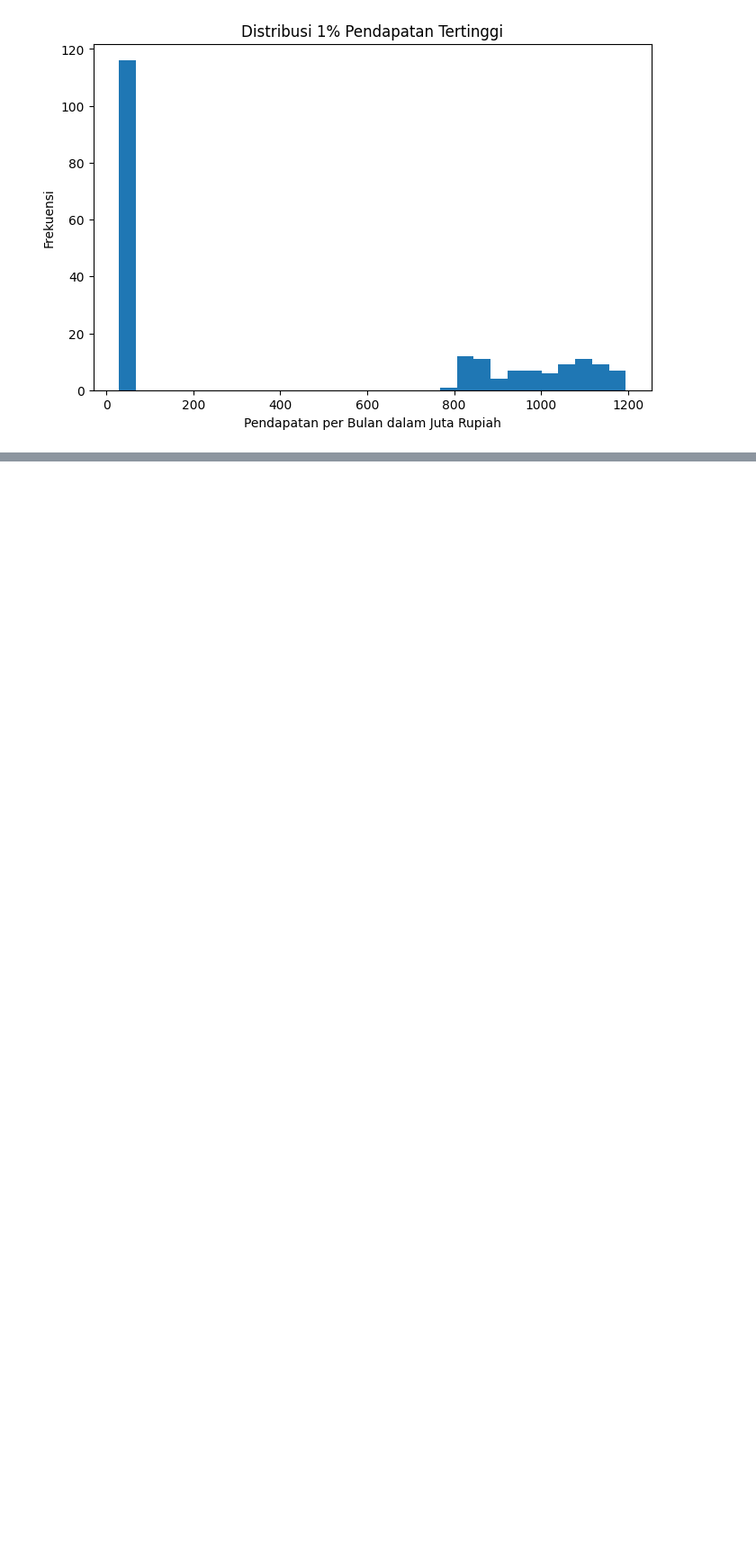
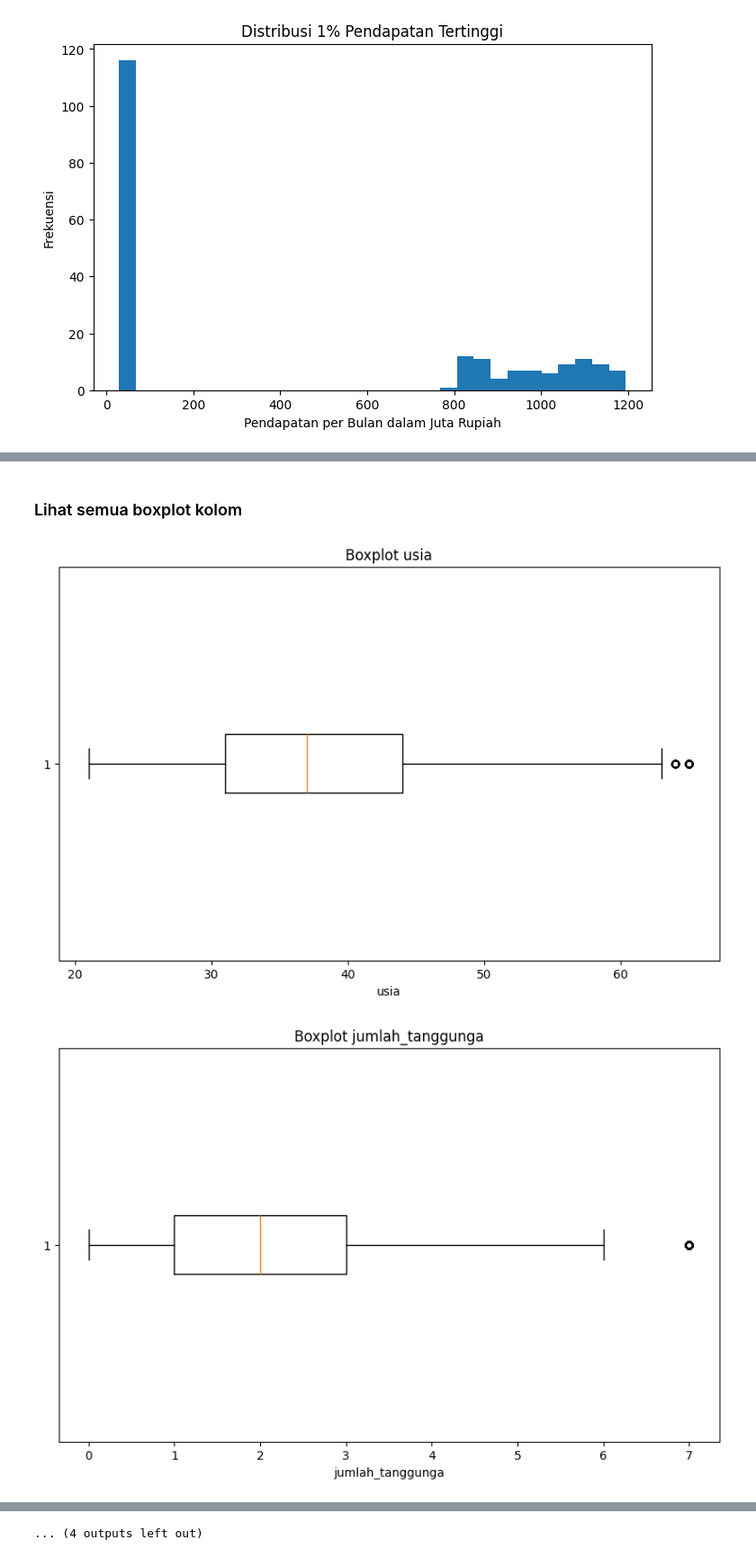
Before and after one commit to andikadibyaa/bflp-python, a Jupyter notebook: Sesi 2 - 10 JUN - Sesi EDA.ipynb, the cells around one changed output, grey strips where cells are left out. Shown at 90% size. Cells and saved outputs as stored; diff of their text form; code cells hidden in the pictures; blank space fills up the shorter version.

```diff
--- a/Sesi 2 - 10 JUN - Sesi EDA.ipynb
+++ b/Sesi 2 - 10 JUN - Sesi EDA.ipynb
@@ -1026,0 +1057,23 @@ plt.show()
+# %%
+df["selisih_rasio"] = abs(
+    df["rasio_utang_pend"] -
+    df["rasio_hitung_ulang"]
+)
+
+df[
+    [
+        "pendapatan_per_b",
+        "jenis_pekerjaan",
+        "nama",
+        "pendidikan",
+        "total_kredit",
+        "cicilan_per_bula",
+        "rasio_utang_pend",
+        "rasio_hitung_ulang",
+        "selisih_rasio",
+        "is_default"
+    ]
+].sort_values(
+    "selisih_rasio",
+    ascending=False
+).head(20)
@@ -1026,0 +1189,14 @@ plt.show()
+# %% [markdown]
+### Lihat semua boxplot kolom
+# %%
+#tampilkan boxplot untuk tiap kolom
+kolom_numerik = df.select_dtypes(include="number").columns.tolist()
+for kolom in kolom_numerik:
+    plt.figure(figsize=(10, 6))
+    plt.boxplot(df[kolom].dropna(), vert=False)
+    plt.title(f'Boxplot {kolom}')
+    plt.xlabel(kolom)
+    plt.show()
+# %% [output]
+[figure, added]
+[figure, added]
@@ -1026,0 +1213 @@ plt.show()
+... (4 outputs left out)
```
Also changed, not shown: parts of 25 cells of this notebook.
